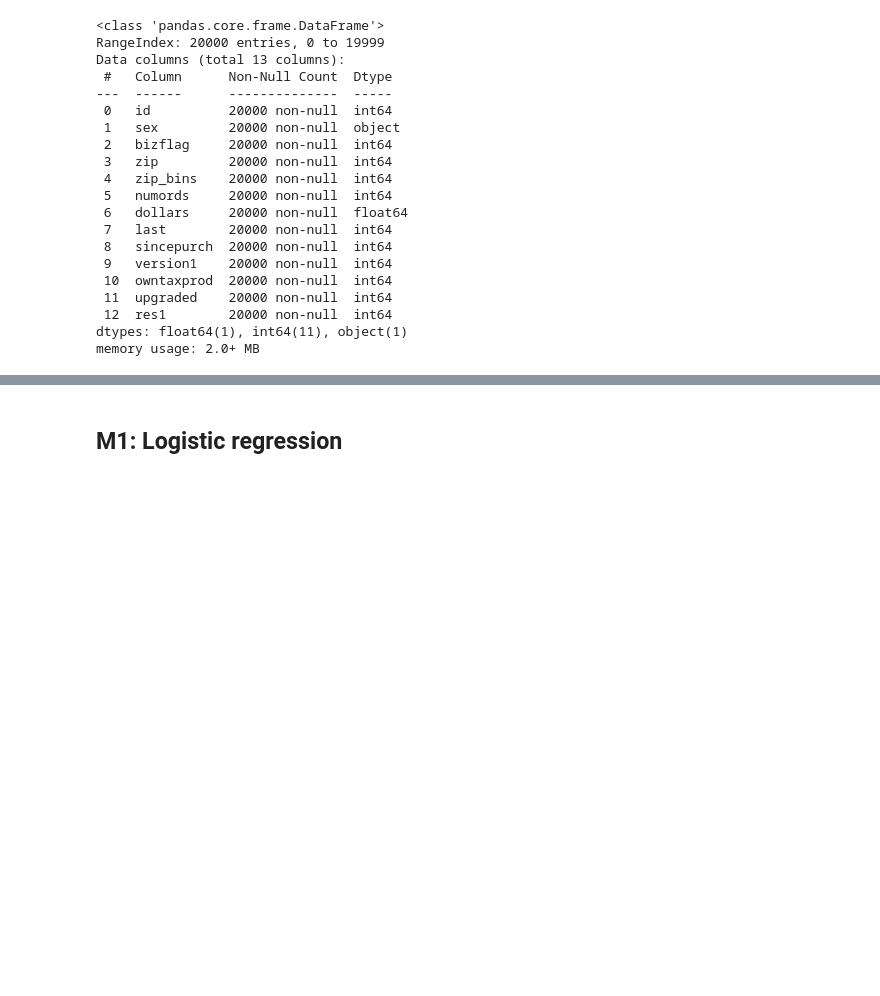
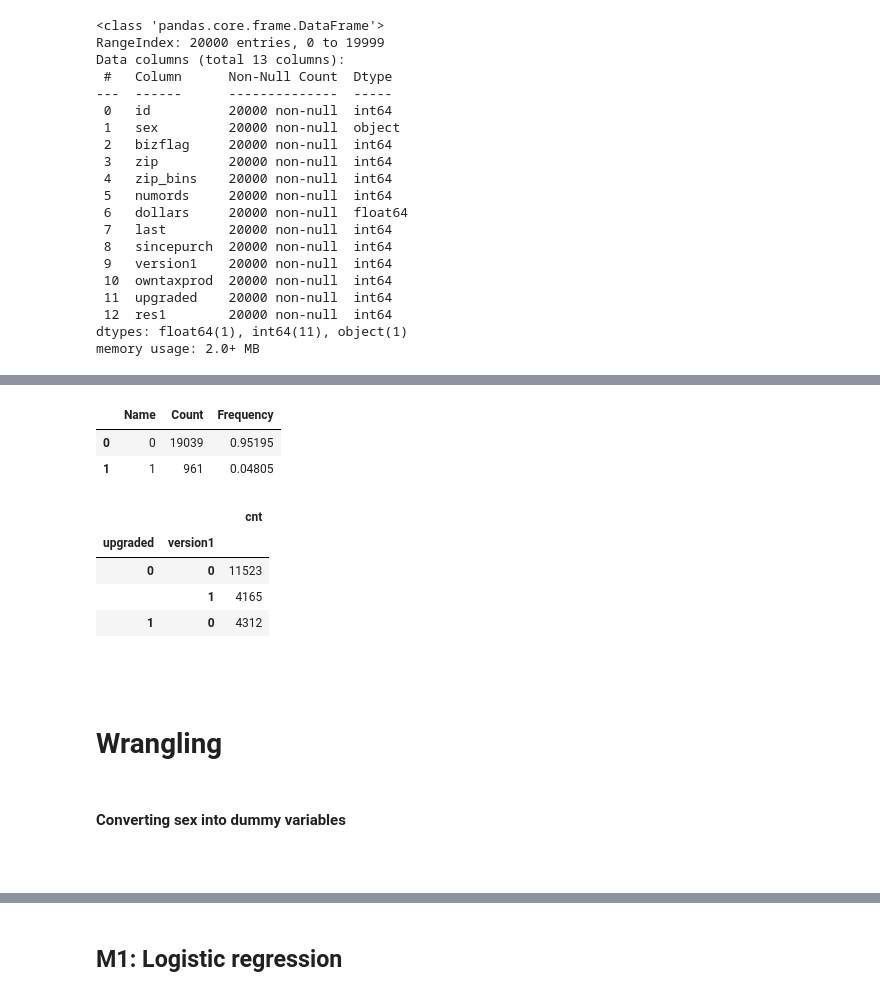
Before and after one commit to robperch/marketing_analytics_qqua, a Jupyter notebook: notebooks/qqua_nb.ipynb, the cells around one changed output, grey strips where cells are left out. Saved outputs shown, nothing was run; the diff lists cells and outputs as text; code cells hidden in the pictures; blank space fills up the shorter version.

```diff
--- a/notebooks/qqua_nb.ipynb
+++ b/notebooks/qqua_nb.ipynb
@@ -68,3 +73,34 @@ df.describe()
 | 50% | 10000.500000 | 0.000000 | 55402.5000 | 10.500000 | 2.000000 | 71.000000 | 15.000000 | 15.000000 | 0.000000 | 0.000000 | ... |
 | 75% | 15000.250000 | 0.000000 | 89018.7500 | 15.250000 | 3.000000 | 124.500000 | 24.000000 | 24.000000 | 0.000000 | 0.000000 | ... |
 | max | 20000.000000 | 1.000000 | 99999.0000 | 20.000000 | 5.000000 | 937.500000 | 36.000000 | 36.000000 | 1.000000 | 1.000000 | ... |
+# %%
+## Number of positive labels in results
+
+mba263.tabulate(df['res1'])
+# %% [output]
+|  | Name | Count | Frequency |
+| 0 | 0 | 19039 | 0.95195 |
+| 1 | 1 | 961 | 0.04805 |
+# %%
+## Do all customers who upgraded have Quickbooks version 2?
+
+df.groupby(
+    [
+        'upgraded',
+        'version1',
+    ]
+).agg(
+    cnt=('id', 'count')
+)
+# %% [output]
+|  |  | cnt |
+| upgraded | version1 |  |
+| 0 | 0 | 11523 |
+|  | 1 | 4165 |
+| 1 | 0 | 4312 |
+# %% [markdown]
+#
+# %% [markdown]
+# Wrangling
+# %% [markdown]
+#### Converting sex into dummy variables
@@ -71,2 +115,4 @@ df.describe()
+# %% [markdown]
+#
 # %% [markdown]
 # Modeling
```
Also changed, not shown: parts of 47 cells of this notebook.
